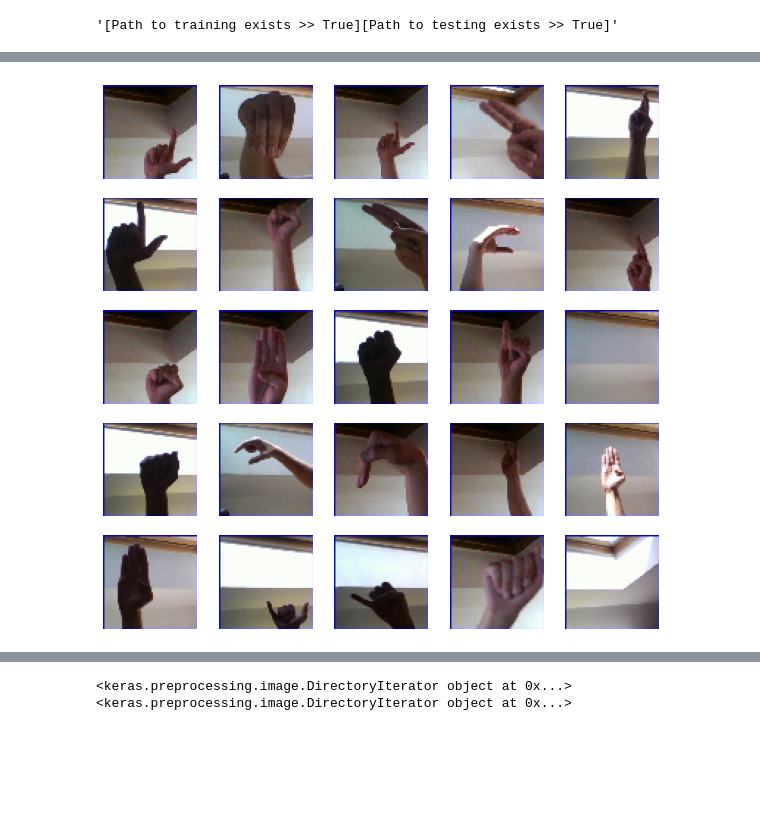
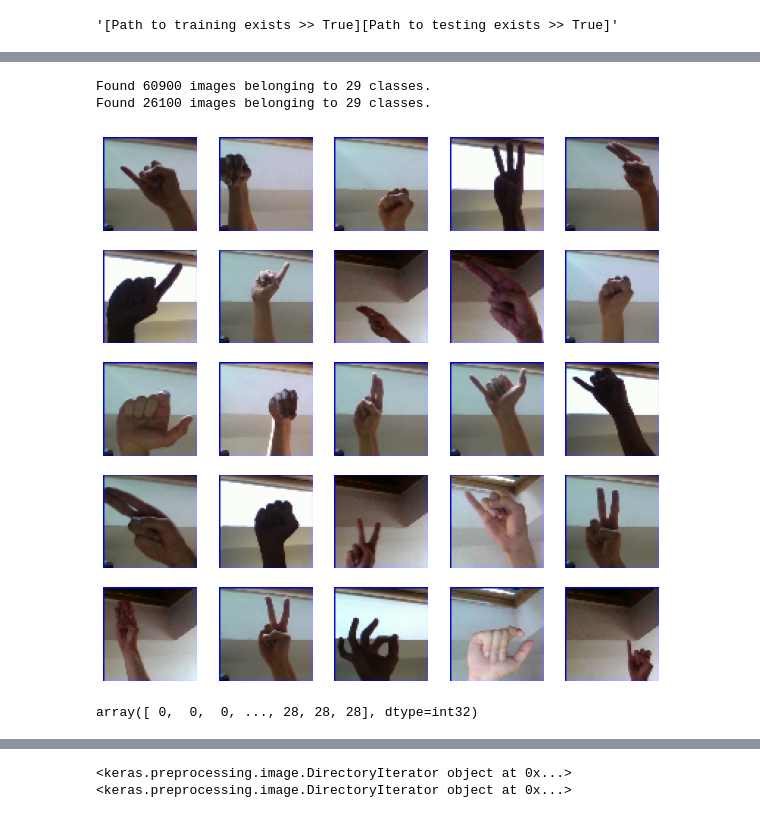
Before and after one commit to The-Ranger22/CSC494-GroupProject, a Jupyter notebook: src/model_evaluation.ipynb, the cells around one changed output, grey strips where cells are left out. Cells and saved outputs as stored; diff of their text form; code cells hidden in the pictures; blank space fills up the shorter version.

```diff
--- a/src/model_evaluation.ipynb
+++ b/src/model_evaluation.ipynb
@@ -38,6 +40,7 @@ categories
 # %%
 from image_cnn import ASLClassifier
-asl_clf = ASLClassifier()
+number_of_threads = 2
+asl_clf = ASLClassifier(number_of_threads)
 asl_clf.load_dataset(path_to_training, img_shape=(64, 64, 3))
 asl_clf.display_25_img()
 # %% [output]
@@ -46,3 +49,9 @@ Found 26100 images belonging to 29 classes.
+Found 60900 images belonging to 29 classes.
+Found 26100 images belonging to 29 classes.
-[figure, old version]
+[figure, new version]
+# %%
+asl_clf.train_set.classes
+# %% [output]
+array([ 0,  0,  0, ..., 28, 28, 28], dtype=int32)
 # %%
 asl_clf.compile_model()
```
Also changed, not shown: parts of 12 cells of this notebook, 4 other files.
